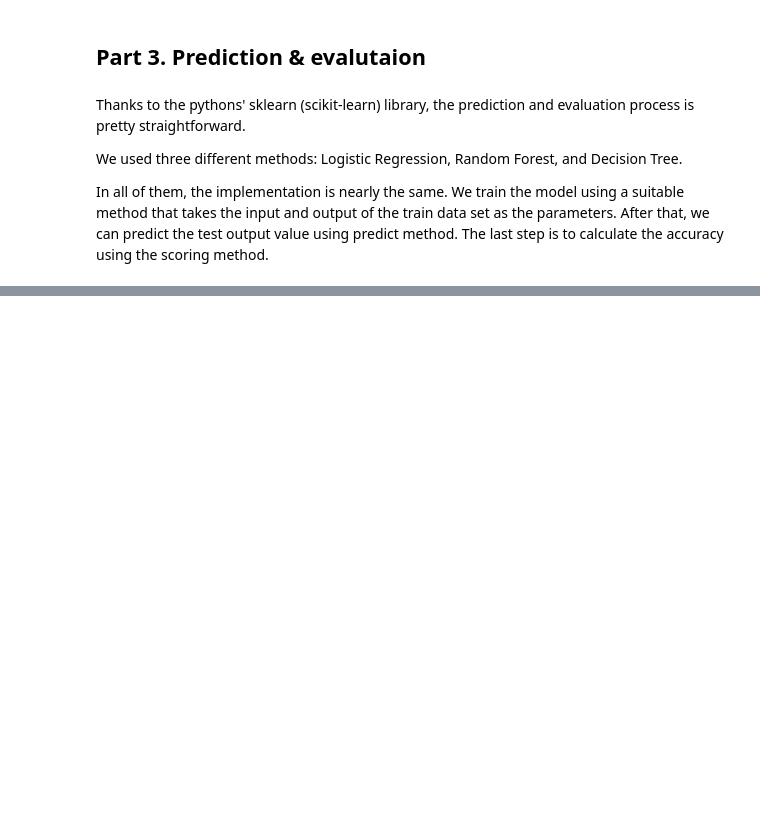
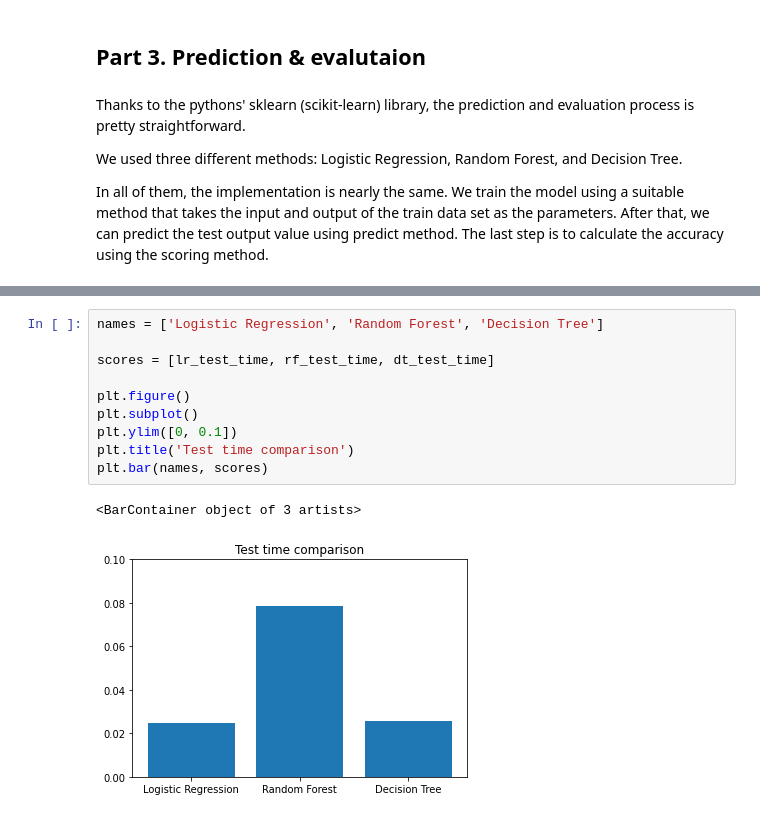
Before and after one commit to JTomkiewicz/EARIN, a Jupyter notebook: lab4/lab4.ipynb, the cells around one changed output, grey strips where cells are left out. Saved outputs shown, nothing was run; the diff lists cells and outputs as text; blank space fills up the shorter version.

```diff
--- a/lab4/lab4.ipynb
+++ b/lab4/lab4.ipynb
@@ -246,0 +273,13 @@ plt.bar(names, values)
+# %%
+names = ['Logistic Regression', 'Random Forest', 'Decision Tree']
+
+scores = [lr_test_time, rf_test_time, dt_test_time]
+
+plt.figure()
+plt.subplot()
+plt.ylim([0, 0.1])
+plt.title('Test time comparison')
+plt.bar(names, scores)
+# %% [output]
+<BarContainer object of 3 artists>
+[figure, added]
```
Also changed, not shown: parts of 5 cells of this notebook.
